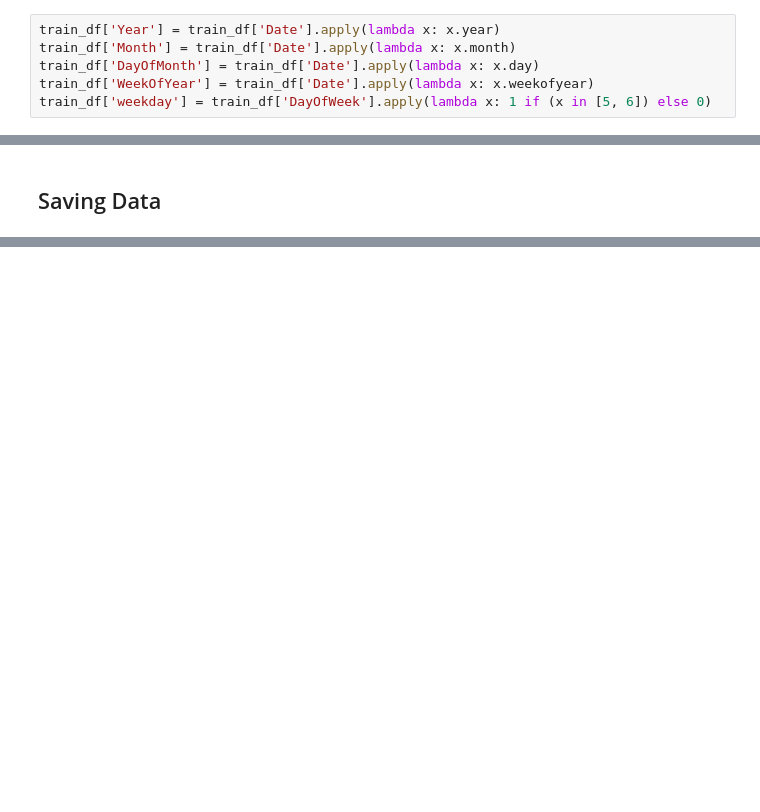
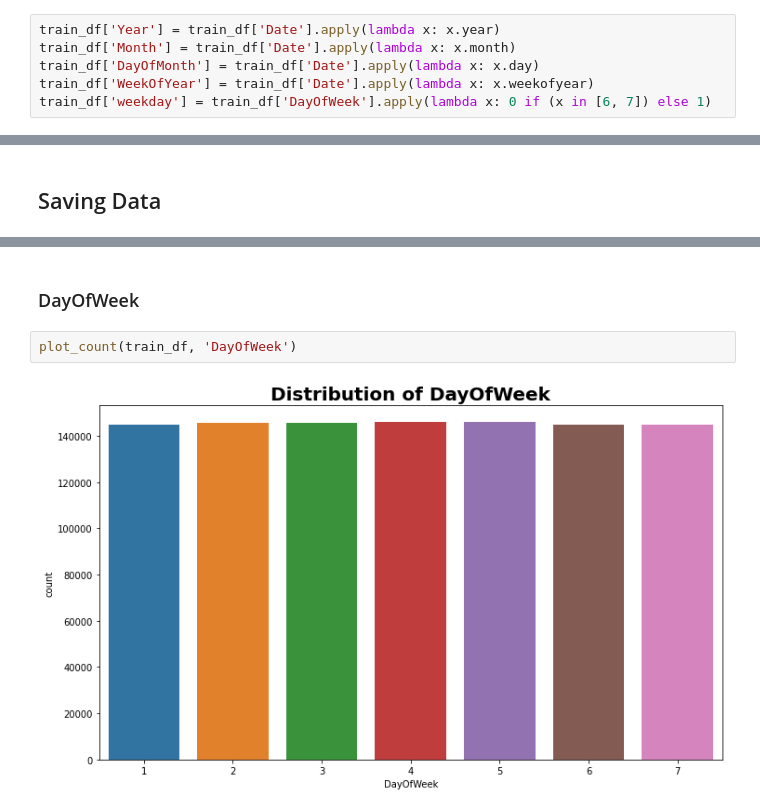
Before and after one commit to zelalemgetahun9374/Rossmann-Pharmaceuticals-Sales-Prediction, a Jupyter notebook: notebooks/EDA.ipynb, the cells around one changed output, grey strips where cells are left out. Drawn from its saved outputs; the diff is of its cells as text; blank space fills up the shorter version.

```diff
--- a/notebooks/EDA.ipynb
+++ b/notebooks/EDA.ipynb
@@ -578,7 +581,7 @@ train_df['Year'] = train_df['Date'].apply(lambda x: x.year)
 train_df['Month'] = train_df['Date'].apply(lambda x: x.month)
 train_df['DayOfMonth'] = train_df['Date'].apply(lambda x: x.day)
 train_df['WeekOfYear'] = train_df['Date'].apply(lambda x: x.weekofyear)
-train_df['weekday'] = train_df['DayOfWeek'].apply(lambda x: 1 if (x in [5, 6]) else 0)
+train_df['weekday'] = train_df['DayOfWeek'].apply(lambda x: 0 if (x in [6, 7]) else 1)
 # %%
 train_df.info()
 # %% [output]
@@ -621,0 +708,6 @@ store_df.to_csv('../data/clean_store.csv')
+# %% [markdown]
+### DayOfWeek
+# %%
+plot_count(train_df, 'DayOfWeek')
+# %% [output]
+[figure, added]
```
Also changed, not shown: parts of 70 cells of this notebook.
